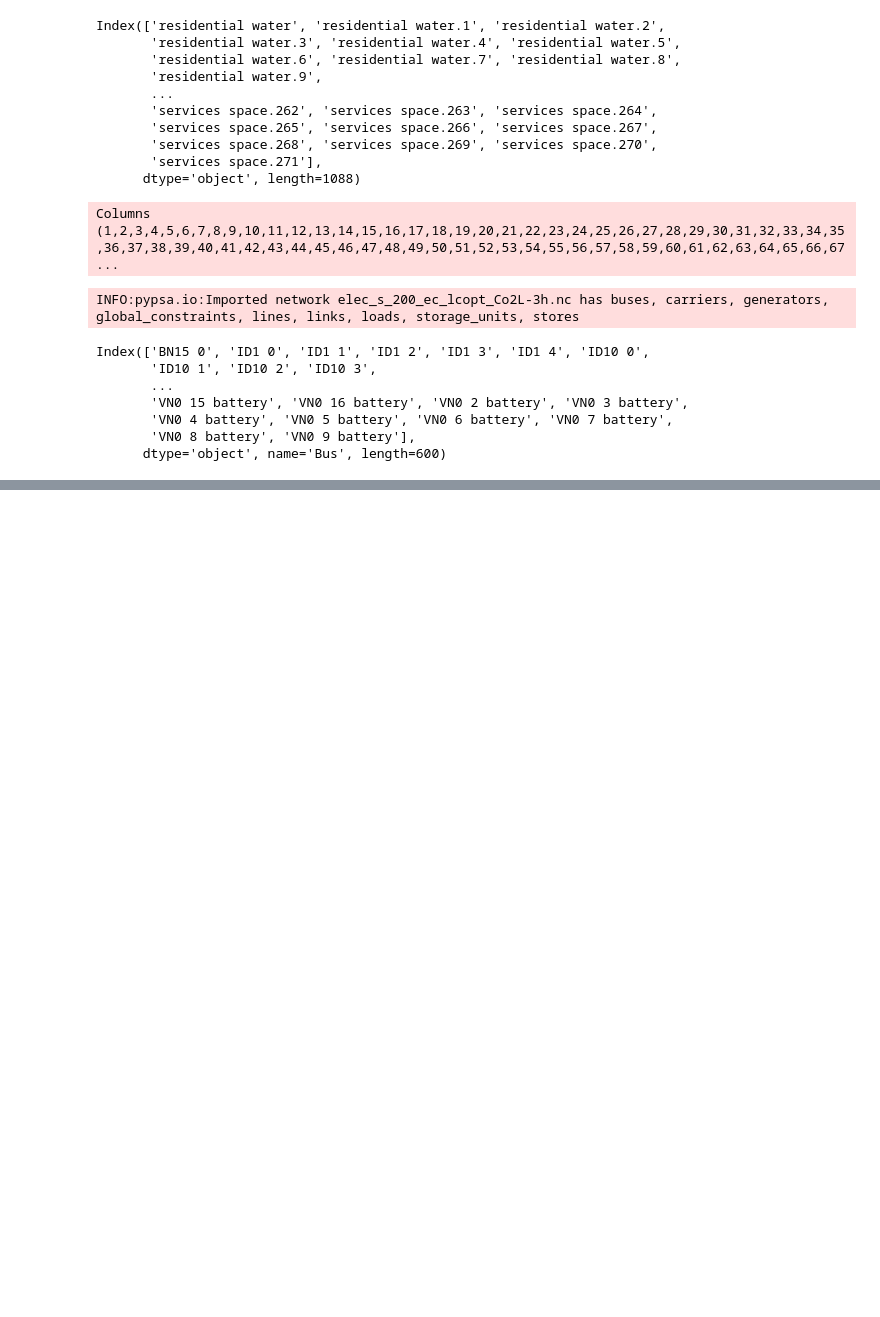
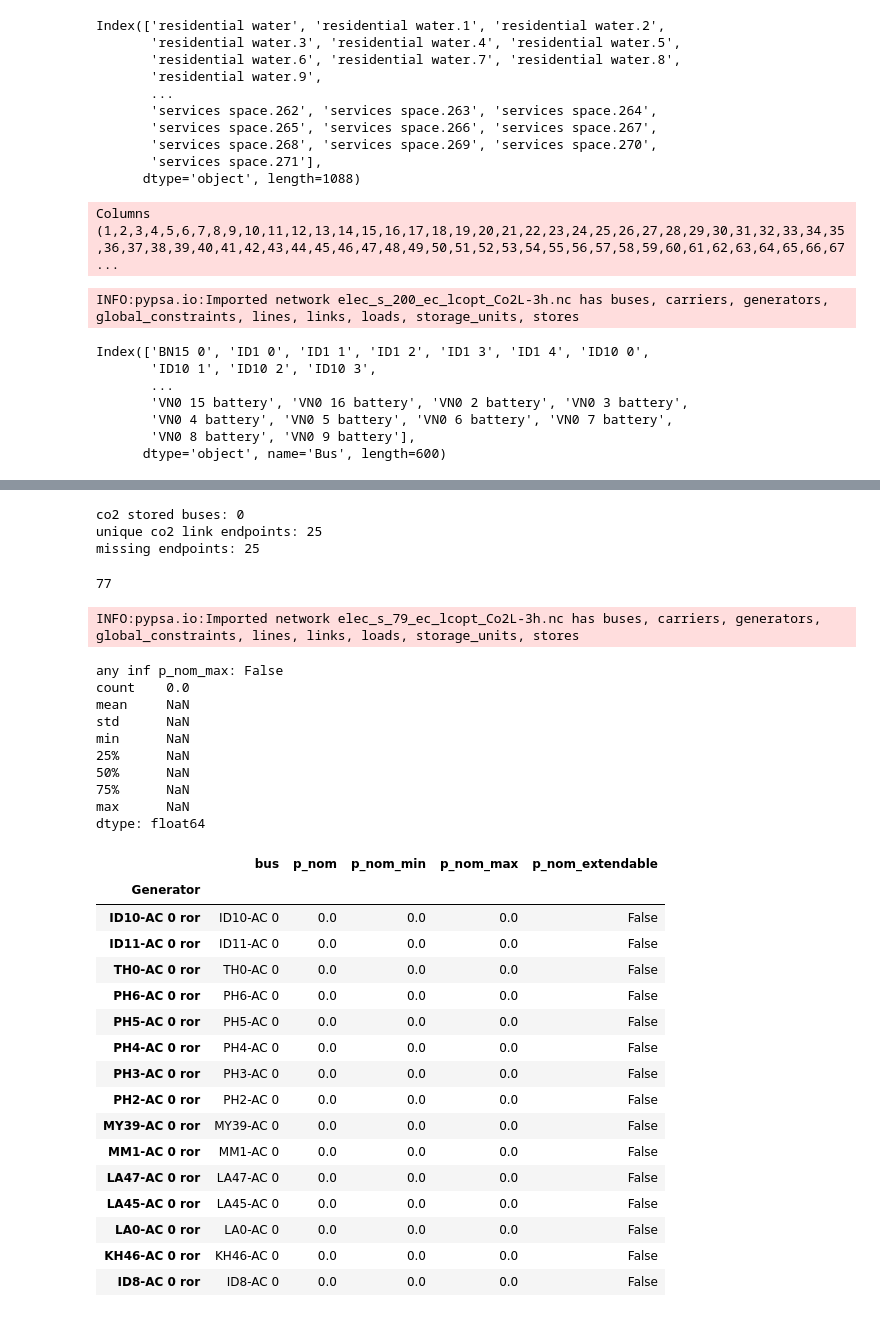
Before and after one commit to filleafkhr/pypsa-earth, a Jupyter notebook: check.ipynb, the cells around one changed output, grey strips where cells are left out. Drawn from its saved outputs; the diff is of its cells as text; code cells hidden in the pictures; blank space fills up the shorter version.

```diff
--- a/check.ipynb
+++ b/check.ipynb
@@ -58,0 +609,63 @@ Index(['BN15 0', 'ID1 0', 'ID1 1', 'ID1 2', 'ID1 3', 'ID1 4', 'ID10 0',
+# %%
+co2_stored_buses = n.buses.index[n.buses.index.str.endswith(" co2 stored")]
+print("co2 stored buses:", len(co2_stored_buses))
+
+co2_links = n.links[n.links.carrier.eq("CO2 pipeline")]
+need = pd.Index(co2_links.bus0.tolist() + co2_links.bus1.tolist()).unique()
+print("unique co2 link endpoints:", len(need))
+print("missing endpoints:", ( ~need.isin(n.buses.index) ).sum())
+# %% [output]
+co2 stored buses: 0
+unique co2 link endpoints: 25
+missing endpoints: 25
+# %%
+n.buses.index[n.buses.index.str.contains("urban central heat")].size
+# %% [output]
+77
+# %%
+import pypsa
+n= pypsa.Network("networks/elec_s_79_ec_lcopt_Co2L-3h.nc")
+# %% [output]
+INFO:pypsa.io:Imported network elec_s_79_ec_lcopt_Co2L-3h.nc has buses, carriers, generators, global_constraints, lines, links, loads, storage_units, stores
+# %%
+import numpy as np
+
+ror = n.generators[n.generators.carrier=="ror"].copy()
+
+# should be: NOT inf anymore (and roughly ~3× p_nom_min)
+print("any inf p_nom_max:", np.isinf(ror.p_nom_max).any())
+
+# sanity: how many are capped close to 3×?
+ratio = (ror.p_nom_max / ror.p_nom_min).replace([np.inf, -np.inf], np.nan)
+print(ratio.describe())
+
+# spot check top rows
+ror.sort_values("p_nom_max", ascending=False)[["bus","p_nom","p_nom_min","p_nom_max","p_nom_extendable"]].head(15)
+# %% [output]
+any inf p_nom_max: False
+count    0.0
+mean     NaN
+std      NaN
+min      NaN
+25%      NaN
+50%      NaN
+75%      NaN
+max      NaN
+dtype: float64
+|  | bus | p_nom | p_nom_min | p_nom_max | p_nom_extendable |
+| Generator |  |  |  |  |  |
+| ID10-AC 0 ror | ID10-AC 0 | 0.0 | 0.0 | 0.0 | False |
+| ID11-AC 0 ror | ID11-AC 0 | 0.0 | 0.0 | 0.0 | False |
+| TH0-AC 0 ror | TH0-AC 0 | 0.0 | 0.0 | 0.0 | False |
+| PH6-AC 0 ror | PH6-AC 0 | 0.0 | 0.0 | 0.0 | False |
+| PH5-AC 0 ror | PH5-AC 0 | 0.0 | 0.0 | 0.0 | False |
+| PH4-AC 0 ror | PH4-AC 0 | 0.0 | 0.0 | 0.0 | False |
+| PH3-AC 0 ror | PH3-AC 0 | 0.0 | 0.0 | 0.0 | False |
+| PH2-AC 0 ror | PH2-AC 0 | 0.0 | 0.0 | 0.0 | False |
+| MY39-AC 0 ror | MY39-AC 0 | 0.0 | 0.0 | 0.0 | False |
+| MM1-AC 0 ror | MM1-AC 0 | 0.0 | 0.0 | 0.0 | False |
+| LA47-AC 0 ror | LA47-AC 0 | 0.0 | 0.0 | 0.0 | False |
+| LA45-AC 0 ror | LA45-AC 0 | 0.0 | 0.0 | 0.0 | False |
+| LA0-AC 0 ror | LA0-AC 0 | 0.0 | 0.0 | 0.0 | False |
+| KH46-AC 0 ror | KH46-AC 0 | 0.0 | 0.0 | 0.0 | False |
+| ID8-AC 0 ror | ID8-AC 0 | 0.0 | 0.0 | 0.0 | False |
```
Also changed, not shown: parts of 18 cells of this notebook, 7 other files.
